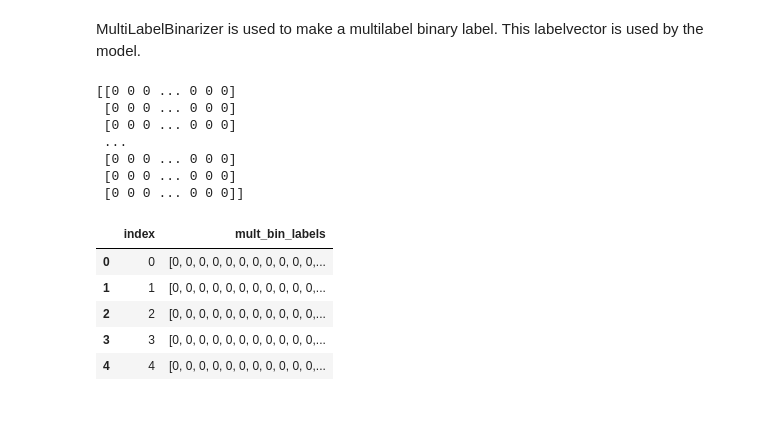
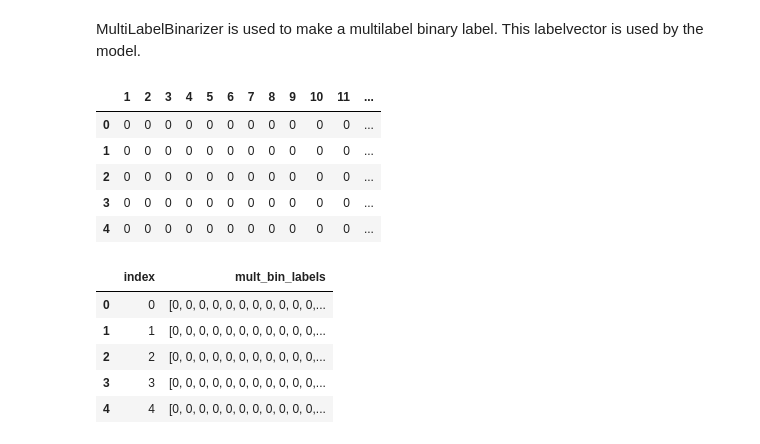
Before and after one commit to JonHidlePedersen/Master-thesis-Jon-Hidle-Pedersen, a Jupyter notebook: Kode/Split_and_sort_tiles.ipynb, the cells around one changed output. Saved outputs shown, nothing was run; the diff lists cells and outputs as text; code cells hidden in the pictures; blank space fills up the shorter version.

```diff
--- a/Kode/Split_and_sort_tiles.ipynb
+++ b/Kode/Split_and_sort_tiles.ipynb
@@ -201,22 +266,23 @@ Checking polygon 83 of 83
 # %% [markdown]
 MultiLabelBinarizer is used to make a multilabel binary label. This labelvector is used by the model.
 # %%
-MultiLabelBinarizer is used to make a multilabel binary label. This labelvector is used by the model.
 from sklearn.preprocessing import MultiLabelBinarizer
 
-mergedlabels = [list(pair) for pair in zip(labelfile['LIVSM1'].values, labelfile['LIVSM2'].values)]
+mergedlabels = [list(pair) for pair in zip(labeled_tiles['LIVSM1'].values, labeled_tiles['LIVSM2'].values)]
 
-
+# If the tile only have one label, only one label is given. 0 is ignored == no label.
 mlb = MultiLabelBinarizer(classes=[1,2,3,4,5,6,7,8,9,10,11,12,99])
 binarized_labels = mlb.fit_transform(mergedlabels)
-# %% [output]
-[[0 0 0 ... 0 0 0]
- [0 0 0 ... 0 0 0]
- [0 0 0 ... 0 0 0]
- ...
- [0 0 0 ... 0 0 0]
- [0 0 0 ... 0 0 0]
- [0 0 0 ... 0 0 0]]
+# %%
+labels_as_colums = pd.DataFrame(binarized_labels, columns=mlb.classes)
+labels_as_colums.head()
+# %% [output]
+|  | 1 | 2 | 3 | 4 | 5 | 6 | 7 | 8 | 9 | 10 | 11 | ... |
+| 0 | 0 | 0 | 0 | 0 | 0 | 0 | 0 | 0 | 0 | 0 | 0 | ... |
+| 1 | 0 | 0 | 0 | 0 | 0 | 0 | 0 | 0 | 0 | 0 | 0 | ... |
+| 2 | 0 | 0 | 0 | 0 | 0 | 0 | 0 | 0 | 0 | 0 | 0 | ... |
+| 3 | 0 | 0 | 0 | 0 | 0 | 0 | 0 | 0 | 0 | 0 | 0 | ... |
+| 4 | 0 | 0 | 0 | 0 | 0 | 0 | 0 | 0 | 0 | 0 | 0 | ... |
 # %%
 # Convert binarized_labels to dataframe
 bin_labels_dict = {'index': list(range(len(binarized_labels))),
```
Also changed, not shown: parts of 14 cells of this notebook, 1 other file.
